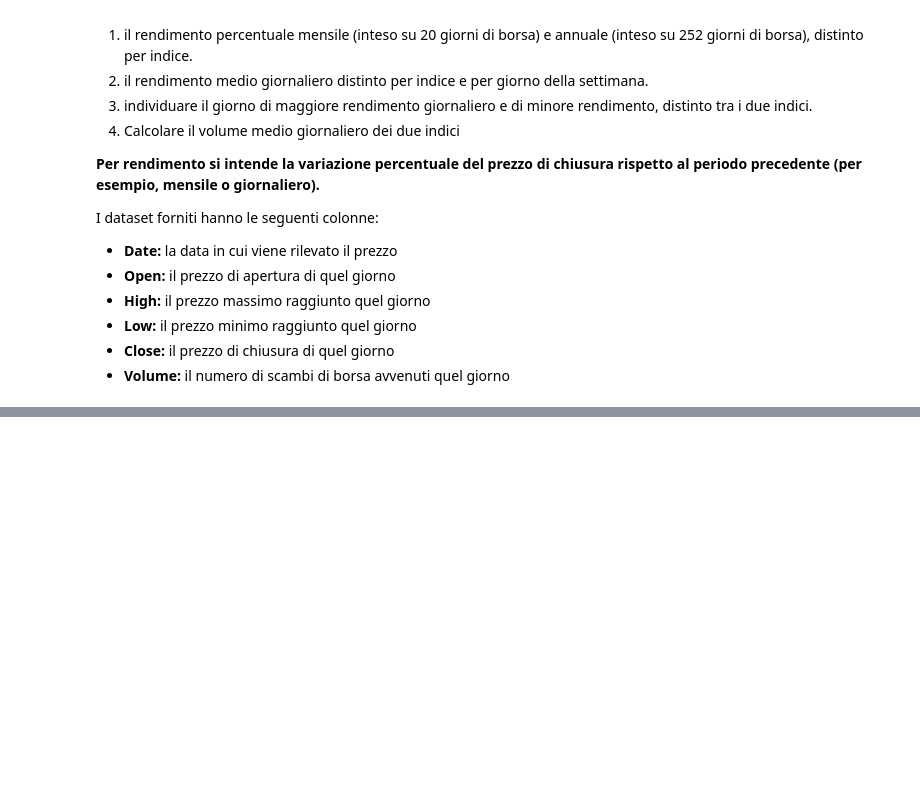
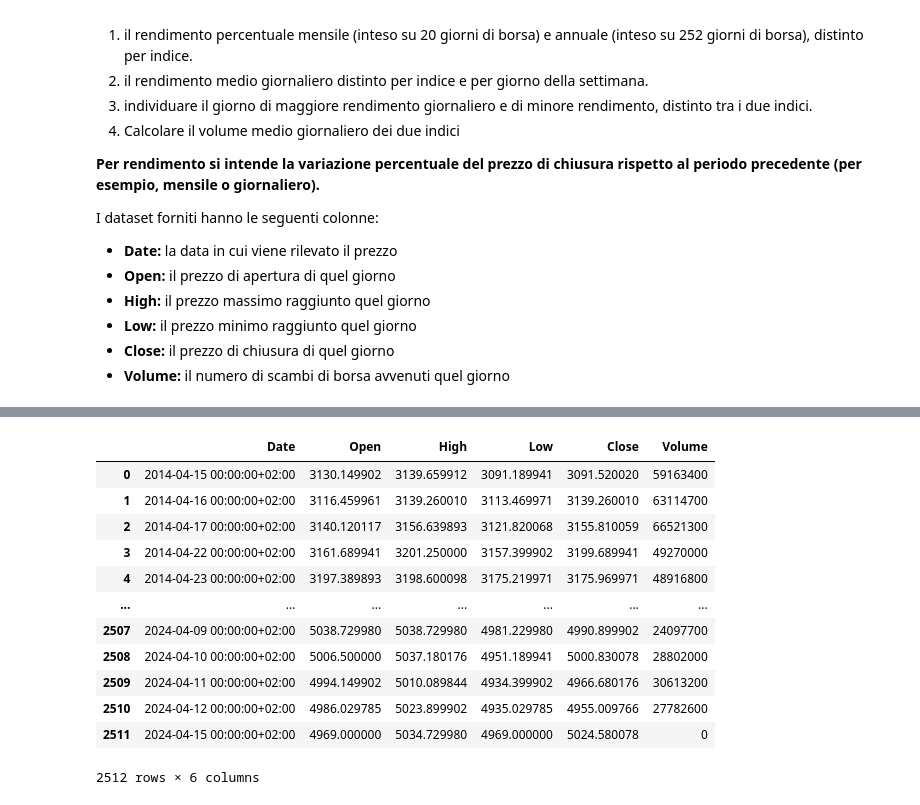
Before and after one commit to kozen88/StockAnalisys, a Jupyter notebook: Stock_analisys.ipynb, the cells around one changed output, grey strips where cells are left out. Cells and saved outputs as stored; diff of their text form; code cells hidden in the pictures; blank space fills up the shorter version.

```diff
--- a/Stock_analisys.ipynb
+++ b/Stock_analisys.ipynb
@@ -32,0 +34,17 @@ HTTPError: HTTP Error 400: Bad Request
+# %%
+df_euro = pd.read_csv("euro50.csv")
+df_euro
+# %% [output]
+|  | Date | Open | High | Low | Close | Volume |
+| 0 | 2014-04-15 00:00:00+02:00 | 3130.149902 | 3139.659912 | 3091.189941 | 3091.520020 | 59163400 |
+| 1 | 2014-04-16 00:00:00+02:00 | 3116.459961 | 3139.260010 | 3113.469971 | 3139.260010 | 63114700 |
+| 2 | 2014-04-17 00:00:00+02:00 | 3140.120117 | 3156.639893 | 3121.820068 | 3155.810059 | 66521300 |
+| 3 | 2014-04-22 00:00:00+02:00 | 3161.689941 | 3201.250000 | 3157.399902 | 3199.689941 | 49270000 |
+| 4 | 2014-04-23 00:00:00+02:00 | 3197.389893 | 3198.600098 | 3175.219971 | 3175.969971 | 48916800 |
+| ... | ... | ... | ... | ... | ... | ... |
+| 2507 | 2024-04-09 00:00:00+02:00 | 5038.729980 | 5038.729980 | 4981.229980 | 4990.899902 | 24097700 |
+| 2508 | 2024-04-10 00:00:00+02:00 | 5006.500000 | 5037.180176 | 4951.189941 | 5000.830078 | 28802000 |
+| 2509 | 2024-04-11 00:00:00+02:00 | 4994.149902 | 5010.089844 | 4934.399902 | 4966.680176 | 30613200 |
+| 2510 | 2024-04-12 00:00:00+02:00 | 4986.029785 | 5023.899902 | 4935.029785 | 4955.009766 | 27782600 |
+| 2511 | 2024-04-15 00:00:00+02:00 | 4969.000000 | 5034.729980 | 4969.000000 | 5024.580078 | 0 |
+2512 rows × 6 columns
```
Also changed, not shown: parts of 7 cells of this notebook.
